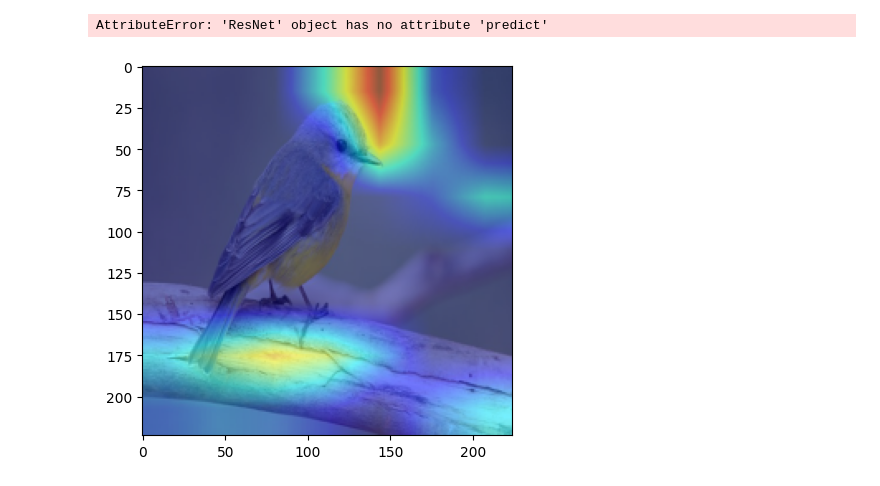
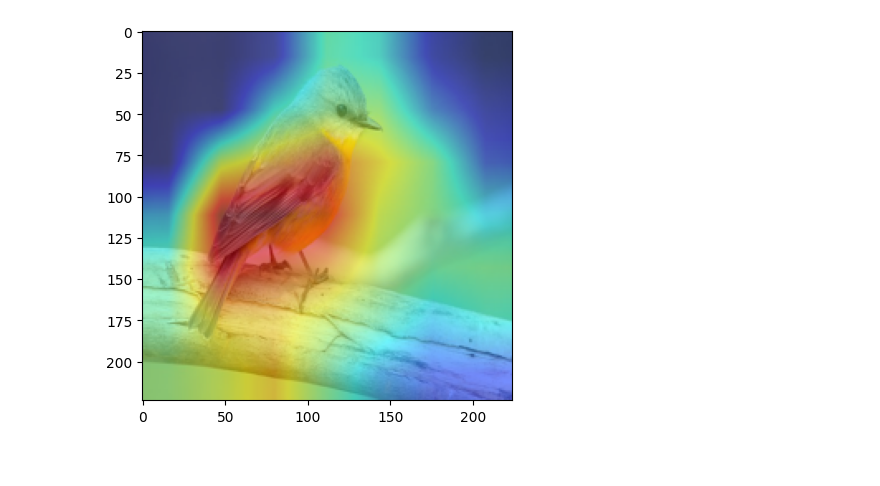
Before and after one commit to harim061/GradCam, a Jupyter notebook: gradCam2.ipynb, the cells around one changed output. Drawn from its saved outputs; the diff is of its cells as text; code cells hidden in the pictures.

```diff
--- a/gradCam2.ipynb
+++ b/gradCam2.ipynb
@@ -20,6 +20,3 @@ model = resnet50(pretrained=True)
 target_layers = [model.layer4[-1]]
 # %%
 input_tensor = preprocess(image).unsqueeze(0)
-# %%
-model = resnet50(pretrained=True)
-model.eval()
@@ -44,24 +23,23 @@ ResNet(
 # %%
 cam = GradCAM(model=model, target_layers=target_layers)
-# %%
-preds=model.predict(image)
-print("result : ", resnet50.decode_predictions(preds,top=5)[0])
-# %% [output]
-AttributeError: 'ResNet' object has no attribute 'predict'
+# %%
+output = model(input_tensor)
+target_category = output.argmax().item()
+targets=[ClassifierOutputTarget(target_category)]
 # %%
-targets = [ClassifierOutputTarget(281)]  # Example class, replace with actual target
+grayscale_cam = cam(input_tensor=input_tensor, targets=targets)
+if len(grayscale_cam.shape) > 2:
+    grayscale_cam = grayscale_cam[0, :]  # 첫 번째 이미지만 사용
 
-# Generate the CAM
-grayscale_cam = cam(input_tensor=input_tensor, targets=targets)[0, :]  # Take the first image in the batch
+# 이미지를 NumPy 배열로 변환
+rgb_img = input_tensor[0].detach().cpu().permute(1, 2, 0).numpy()
+rgb_img = (rgb_img - rgb_img.min()) / (rgb_img.max() - rgb_img.min())  # 0-1 범위로 정규화
 
-# Convert tensor image to numpy for visualization
-rgb_img = input_tensor[0].permute(1, 2, 0).numpy()
-rgb_img = (rgb_img - rgb_img.min()) / (rgb_img.max() - rgb_img.min())  # Normalize to 0-1 range
-
-# Overlay the CAM on the image
+# CAM 이미지 생성
 visualization = show_cam_on_image(rgb_img, grayscale_cam, use_rgb=True)
 
+# 이미지 표시
 plt.imshow(visualization)
 plt.show()
 # %% [output]
-[figure, old version]
+[figure, new version]
```
Also changed, not shown: parts of 2 cells of this notebook.
